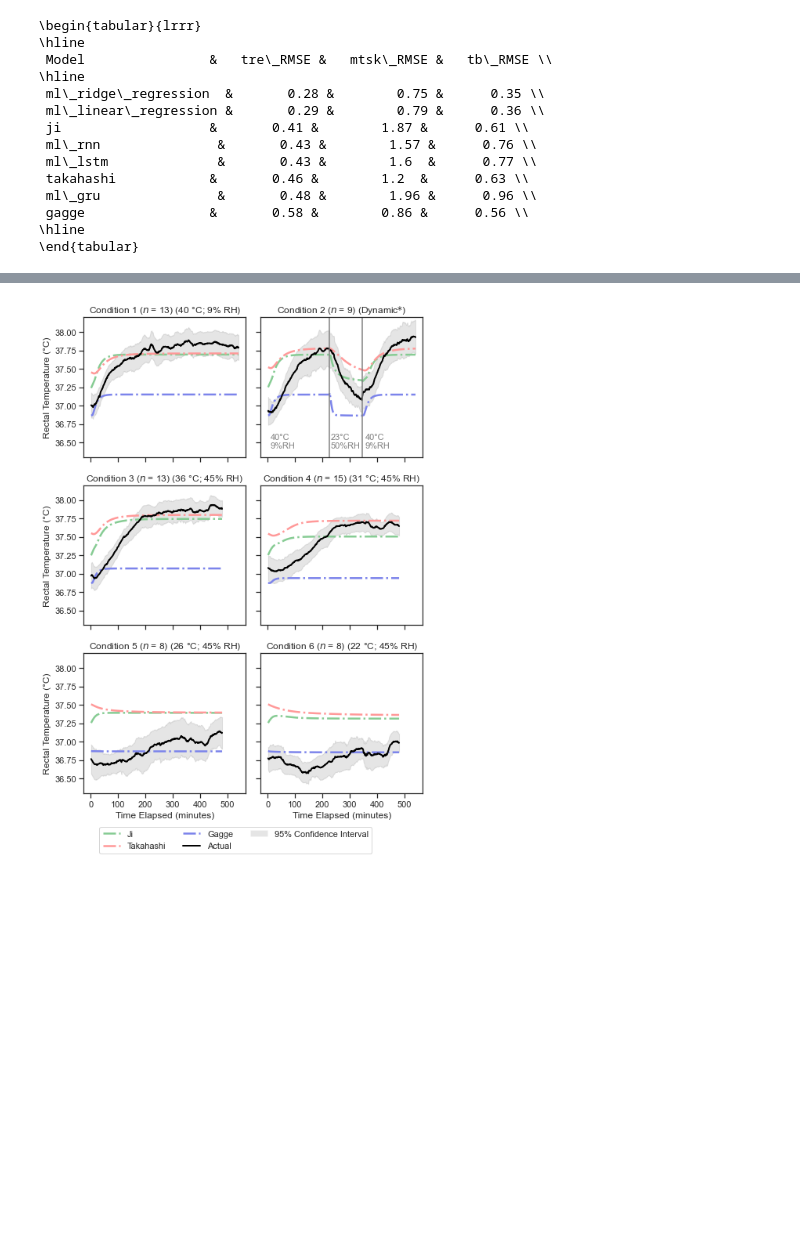
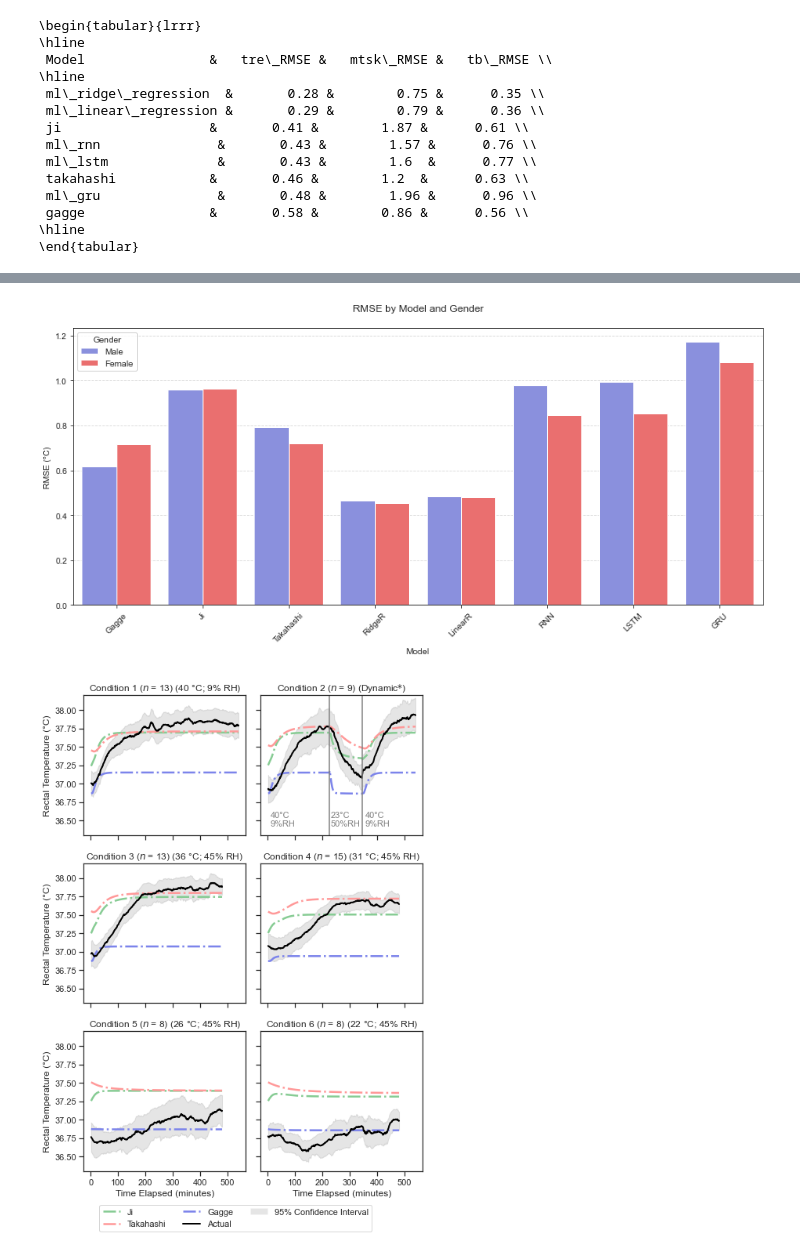
Before and after one commit to climate-ethos/core-temperature-modelling, a Jupyter notebook: results-analysis.ipynb, the cells around one changed output, grey strips where cells are left out. Drawn from its saved outputs; the diff is of its cells as text; code cells hidden in the pictures; blank space fills up the shorter version.

Commit message:
feat: Code to analyse male/female RMSE

```diff
--- a/results-analysis.ipynb
+++ b/results-analysis.ipynb
@@ -143,3 +341,102 @@ print(latex_table)
+# %%
+import pandas as pd
+import numpy as np
+import seaborn as sns
+import matplotlib.pyplot as plt
+from sklearn.metrics import mean_squared_error
+
+def plot_rmse_by_gender(merged_samples, models):
+    # Set the style
+    sns.set_style("ticks")
+
+    # Create lists to store results
+    results = []
+
+    # Model name mapping
+    model_names = {
+        'ji': 'Ji',
+        'takahashi': 'Takahashi',
+        'gagge': 'Gagge',
+        'ml_ridge_regression': 'RidgeR',
+        'ml_linear_regression': 'LinearR',
+        'ml_rnn': 'RNN',
+        'ml_lstm': 'LSTM',
+        'ml_gru': 'GRU'
+    }
+
+    # Calculate RMSE for each model and gender
+    for model in models:
+        tre_col = f'tre_predicted_{model}'
+        mtsk_col = f'mtsk_predicted_{model}'
+
+        if tre_col in merged_samples.columns and mtsk_col in merged_samples.columns:
+            # Calculate for males (female = 0)
+            male_data = merged_samples[merged_samples['female'] == 0]
+            male_tre_rmse = round(np.sqrt(mean_squared_error(male_data[tre_col], male_data['tre_int'])), 2)
+            male_mtsk_rmse = round(np.sqrt(mean_squared_error(male_data[mtsk_col], male_data['mtsk_int'])), 2)
+            male_tb_pred = 0.64 * male_data[tre_col] + 0.36 * male_data[mtsk_col]
+            male_tb_actual = 0.64 * male_data['tre_int'] + 0.36 * male_data['mtsk_int']
+            male_tb_rmse = round(np.sqrt(mean_squared_error(male_tb_pred, male_tb_actual)), 2)
+
+            # Calculate for females (female = 1)
+            female_data = merged_samples[merged_samples['female'] == 1]
+            female_tre_rmse = round(np.sqrt(mean_squared_error(female_data[tre_col], female_data['tre_int'])), 2)
+            female_mtsk_rmse = round(np.sqrt(mean_squared_error(female_data[mtsk_col], female_data['mtsk_int'])), 2)
+            female_tb_pred = 0.64 * female_data[tre_col] + 0.36 * female_data[mtsk_col]
+            female_tb_actual = 0.64 * female_data['tre_int'] + 0.36 * female_data['mtsk_int']
+            female_tb_rmse = round(np.sqrt(mean_squared_error(female_tb_pred, female_tb_actual)), 2)
+
+            # Get proper model name
+            display_name = model_names.get(model.lower(), model)
+
+            # Append results
+            results.extend([
+                {'Model': display_name, 'Metric': 'Tre', 'Gender': 'Male', 'RMSE': male_tre_rmse},
+                {'Model': display_name, 'Metric': 'Tre', 'Gender': 'Female', 'RMSE': female_tre_rmse},
+                {'Model': display_name, 'Metric': 'Tsk', 'Gender': 'Male', 'RMSE': male_mtsk_rmse},
+                {'Model': display_name, 'Metric': 'Tsk', 'Gender': 'Female', 'RMSE': female_mtsk_rmse},
+                {'Model': display_name, 'Metric': 'Tb', 'Gender': 'Male', 'RMSE': male_tb_rmse},
+                {'Model': display_name, 'Metric': 'Tb', 'Gender': 'Female', 'RMSE': female_tb_rmse}
+            ])
+
+    # Convert to DataFrame
+    results_df = pd.DataFrame(results)
+
+    # Create the plot
+    plt.figure(figsize=(12, 6))
+
+    # Plot using seaborn with specified colors
+    ax = sns.barplot(
+        data=results_df,
+        x='Model',
+        y='RMSE',
+        hue='Gender',
+        palette=['#7c84eb', '#FF5A5A'],  # Updated colors
+        alpha=1,  # Set alpha to 1
+        ci=None
+    )
+
+    # Customize the plot
+    plt.title('RMSE by Model and Gender', pad=20)
+    plt.xlabel('Model')
+    plt.ylabel('RMSE (°C)')
+
+    # Rotate x-axis labels if needed
+    plt.xticks(rotation=45)
+
+    # Add grid
+    plt.grid(True, axis='y', linestyle='--', alpha=0.7)
+
+    # Adjust layout
+    plt.tight_layout()
+
+    return plt.gcf()
+
+# Example usage:
+fig = plot_rmse_by_gender(merged_samples, models)
+plt.show()
+# %% [output]
+[figure, added]
 # %%
 import seaborn as sns
 import matplotlib.pyplot as plt
```
Also changed, not shown: parts of 2 cells of this notebook.
